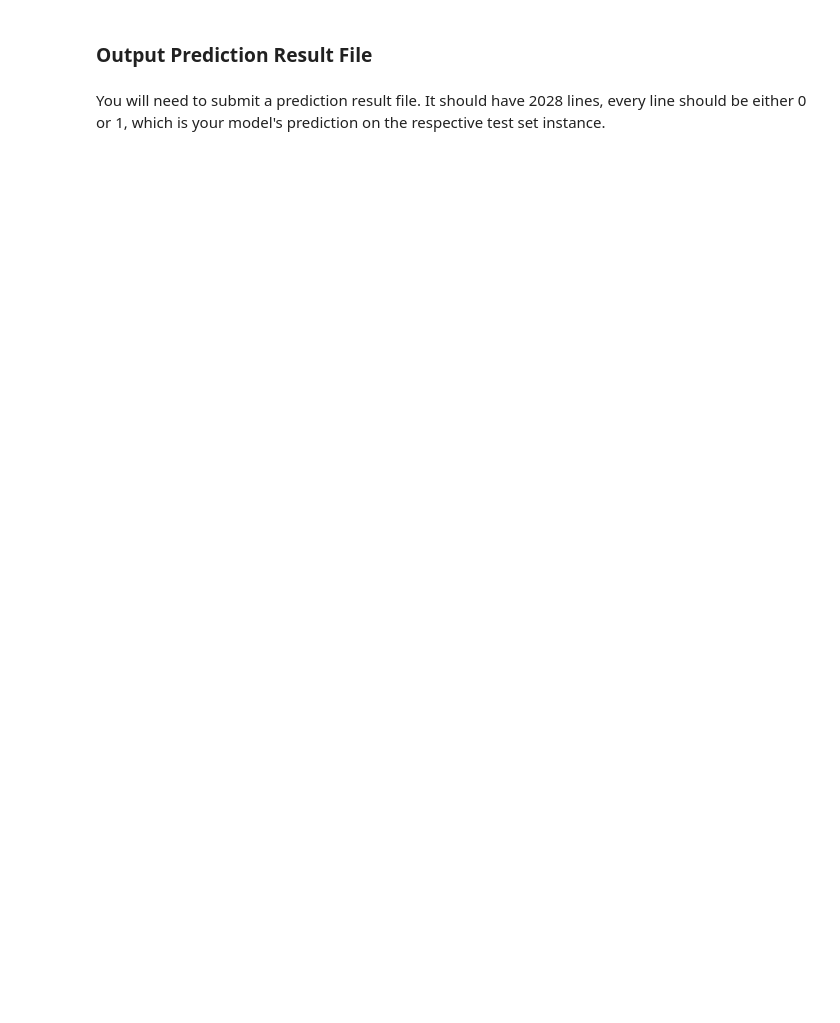
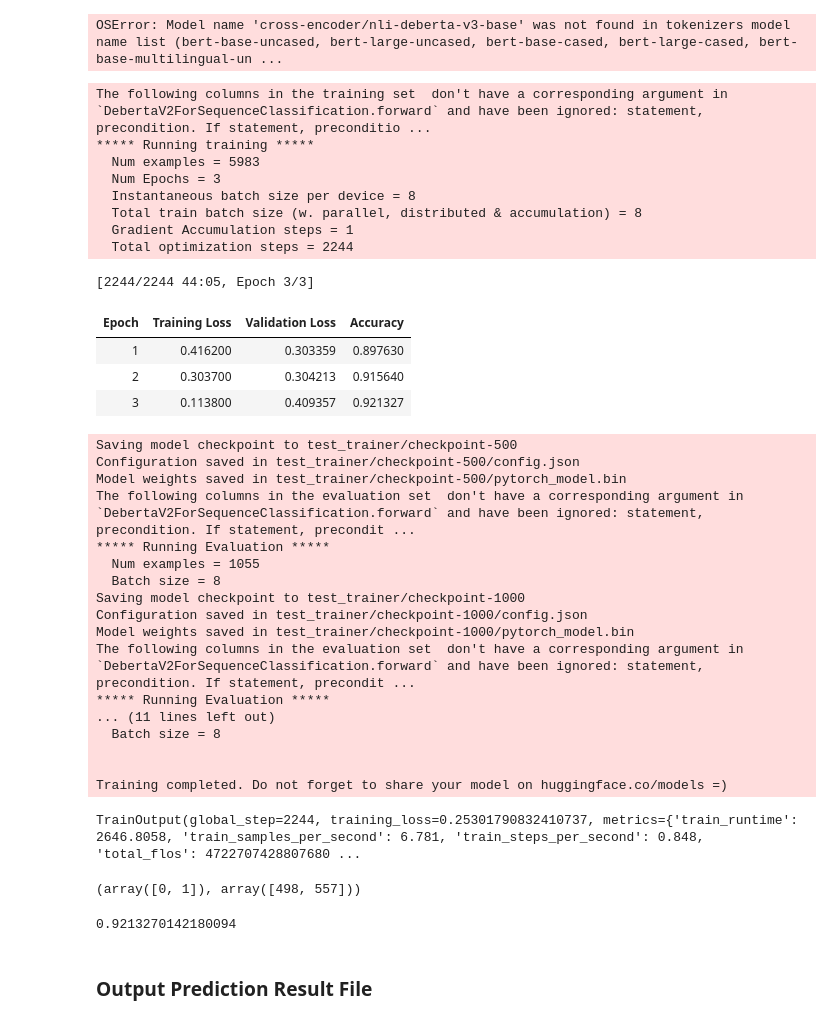
Before and after one commit to adityajn105/MSCS_usc_notes_hw, a Jupyter notebook: CSCI 544/Assignment 4/main.ipynb, the cells around one changed output. Drawn from its saved outputs; the diff is of its cells as text; code cells hidden in the pictures; blank space fills up the shorter version.

```diff
--- a/CSCI 544/Assignment 4/main.ipynb
+++ b/CSCI 544/Assignment 4/main.ipynb
@@ -50,0 +63,5 @@ results = []
+# %%
+from transformers import AutoTokenizer, AutoModelForSequenceClassification
+tokenizer = AutoTokenizer.from_pretrained(MODEL_PATH)
+# %% [output]
+OSError: Model name 'cross-encoder/nli-deberta-v3-base' was not found in tokenizers model name list (bert-base-uncased, bert-large-uncased, bert-base-cased, bert-large-cased, bert-base-multilingual-un ...
@@ -50,0 +82,55 @@ results = []
+# %%
+tokenized_train_data = train_data.map(tokenize_function, batched=True)
+tokenized_dev_data = dev_data.map(tokenize_function, batched=True)
+# %%
+model = AutoModelForSequenceClassification.from_pretrained(MODEL_PATH, num_labels=3)
+# %%
+metric = load_metric("accuracy")
+def compute_metrics(eval_pred):
+    logits, labels = eval_pred
+    predictions = np.argmax(logits, axis=-1)
+    return metric.compute(predictions=predictions, references=labels)
+# %%
+from transformers import TrainingArguments, Trainer
+training_args = TrainingArguments(output_dir="test_trainer", evaluation_strategy="epoch")
+# %%
+trainer = Trainer(
+    model=model,
+    args=training_args,
+    train_dataset=tokenized_train_data,
+    eval_dataset=tokenized_dev_data,
+    compute_metrics=compute_metrics,
+)
+trainer.train()
+# %% [output]
+The following columns in the training set  don't have a corresponding argument in `DebertaV2ForSequenceClassification.forward` and have been ignored: statement, precondition. If statement, preconditio ...
+***** Running training *****
+  Num examples = 5983
+  Num Epochs = 3
+  Instantaneous batch size per device = 8
+  Total train batch size (w. parallel, distributed & accumulation) = 8
+  Gradient Accumulation steps = 1
+  Total optimization steps = 2244
+[2244/2244 44:05, Epoch 3/3]
+| Epoch | Training Loss | Validation Loss | Accuracy |
+| 1 | 0.416200 | 0.303359 | 0.897630 |
+| 2 | 0.303700 | 0.304213 | 0.915640 |
+| 3 | 0.113800 | 0.409357 | 0.921327 |
+Saving model checkpoint to test_trainer/checkpoint-500
+Configuration saved in test_trainer/checkpoint-500/config.json
+Model weights saved in test_trainer/checkpoint-500/pytorch_model.bin
+The following columns in the evaluation set  don't have a corresponding argument in `DebertaV2ForSequenceClassification.forward` and have been ignored: statement, precondition. If statement, precondit ...
+***** Running Evaluation *****
+  Num examples = 1055
+  Batch size = 8
+Saving model checkpoint to test_trainer/checkpoint-1000
+Configuration saved in test_trainer/checkpoint-1000/config.json
+Model weights saved in test_trainer/checkpoint-1000/pytorch_model.bin
+The following columns in the evaluation set  don't have a corresponding argument in `DebertaV2ForSequenceClassification.forward` and have been ignored: statement, precondition. If statement, precondit ...
+***** Running Evaluation *****
+... (11 lines left out)
+  Batch size = 8
+
+
+Training completed. Do not forget to share your model on huggingface.co/models =)
+TrainOutput(global_step=2244, training_loss=0.25301790832410737, metrics={'train_runtime': 2646.8058, 'train_samples_per_second': 6.781, 'train_steps_per_second': 0.848, 'total_flos': 4722707428807680 ...
@@ -50,0 +150,12 @@ results = []
+# %%
+pred = generate_labels(model, tokenized_dev_data)
+print(np.unique(pred, return_counts = True))
+def swap(p):
+  if p == 2: return 1
+  else: return p
+
+pred = np.array([ swap(p) for p in pred ])
+(pred == np.array(tokenized_dev_data['label'])).sum()/len(pred)
+# %% [output]
+(array([0, 1]), array([498, 557]))
+0.9213270142180094
@@ -51,7 +168,5 @@ results = []
 # %% [markdown]
 ### Output Prediction Result File
-# %% [markdown]
-You will need to submit a prediction result file. It should have 2028 lines, every line should be either 0 or 1, which is your model's prediction on the respective test set instance.
 # %%
 # suppose you had your model's predictions on the 2028 test cases read from test_enc_unlabeled.tsv, and
 #those results are in the list called 'results'
```
Also changed, not shown: parts of 21 cells of this notebook, 2 other files.
